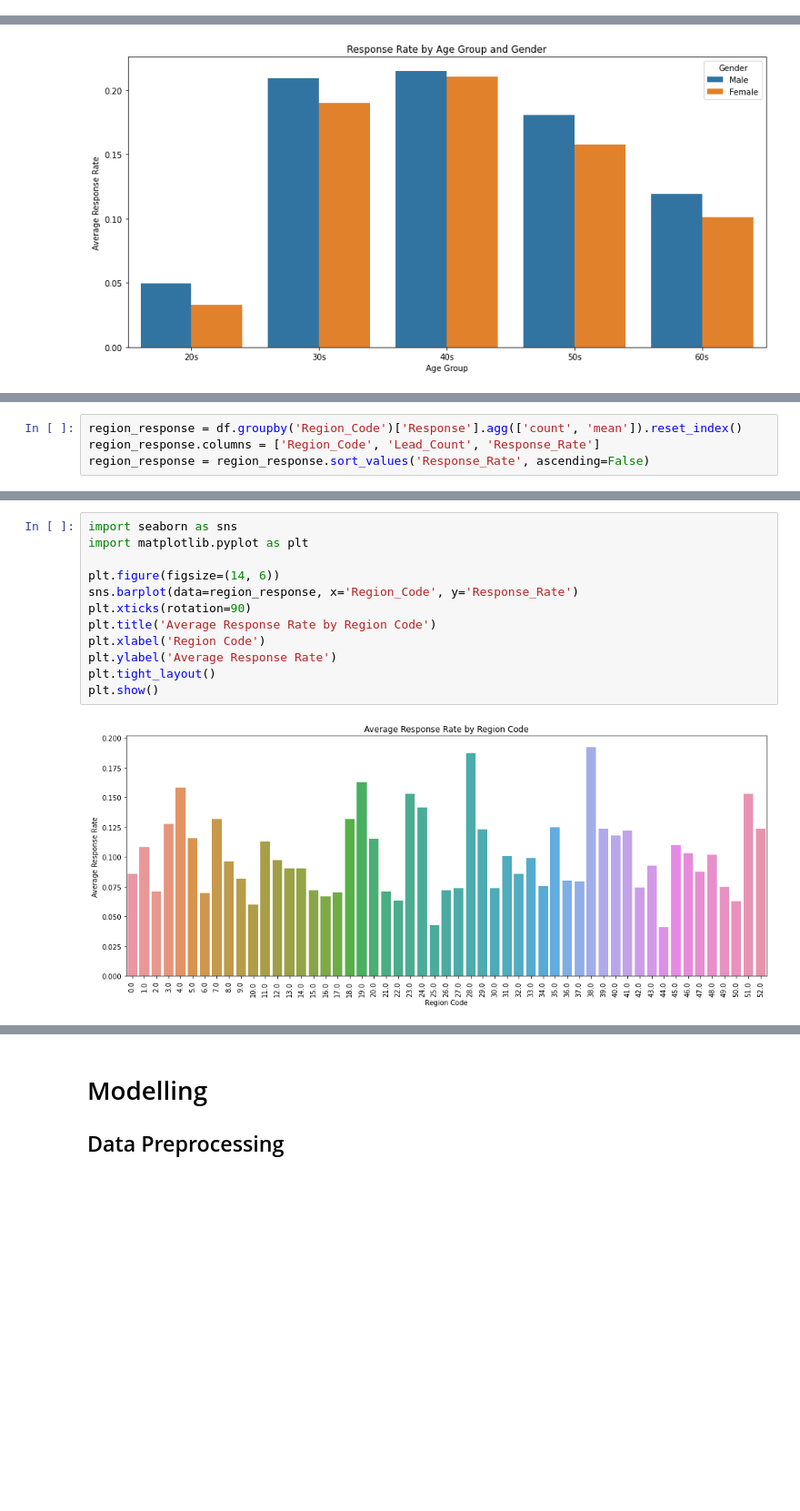
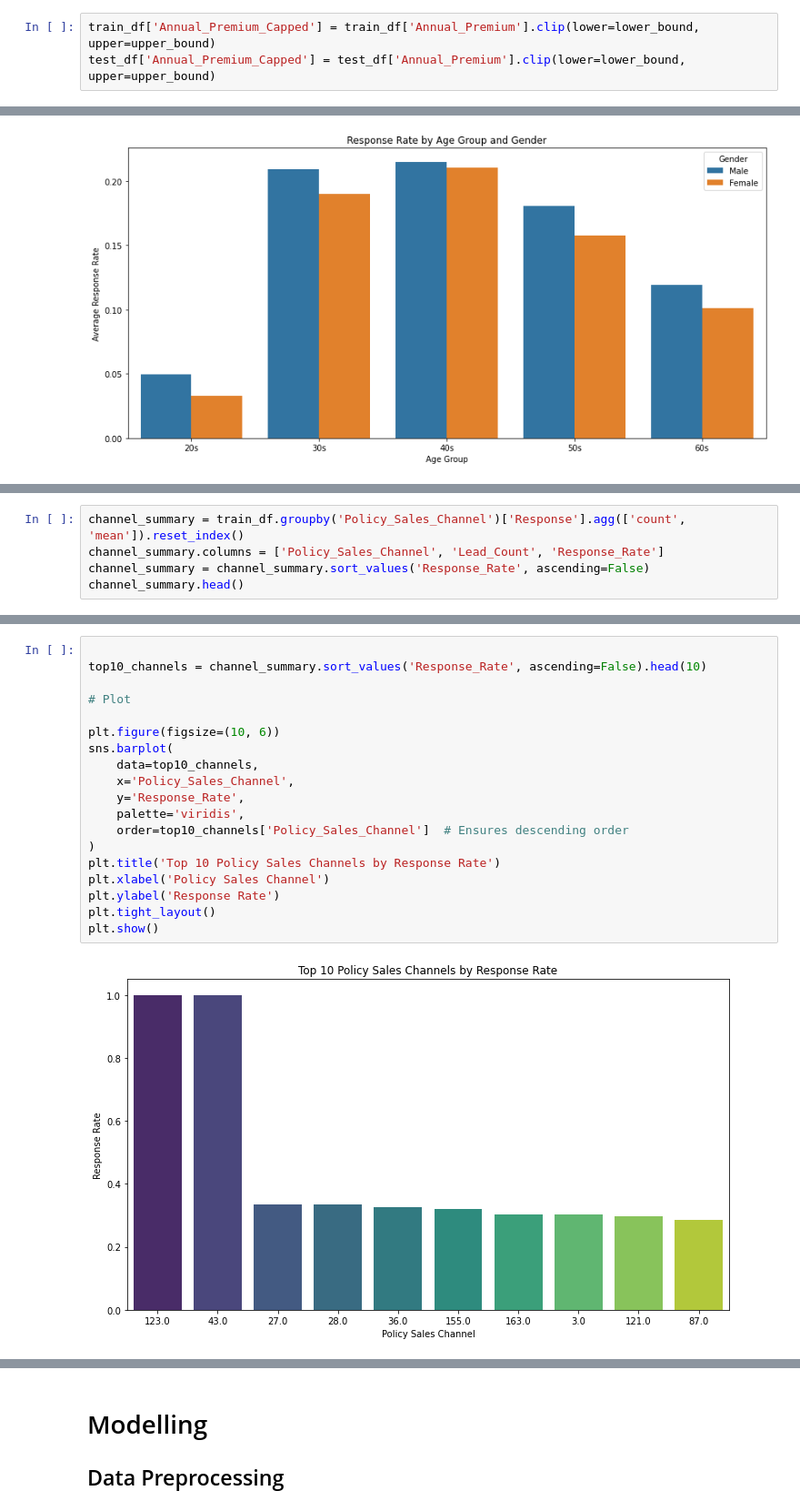
Before and after one commit to samkemboi12/Insurance-Cross-Sell-Prediction, a Jupyter notebook: Untitled.ipynb, the cells around one changed output, grey strips where cells are left out. Shown at 91% size. Saved outputs shown, nothing was run; the diff lists cells and outputs as text; blank space fills up the shorter version.

```diff
--- a/Untitled.ipynb
+++ b/Untitled.ipynb
@@ -319,0 +195,3 @@ print(grouped.sort_values(by='Response_Rate', ascending=False).head(10))
+# %%
+train_df['Annual_Premium_Capped'] = train_df['Annual_Premium'].clip(lower=lower_bound, upper=upper_bound)
+test_df['Annual_Premium_Capped'] = test_df['Annual_Premium'].clip(lower=lower_bound, upper=upper_bound)
@@ -430,4 +503,5 @@ plt.show()
 # %%
-region_response = df.groupby('Region_Code')['Response'].agg(['count', 'mean']).reset_index()
-region_response.columns = ['Region_Code', 'Lead_Count', 'Response_Rate']
-region_response = region_response.sort_values('Response_Rate', ascending=False)
+channel_summary = train_df.groupby('Policy_Sales_Channel')['Response'].agg(['count', 'mean']).reset_index()
+channel_summary.columns = ['Policy_Sales_Channel', 'Lead_Count', 'Response_Rate']
+channel_summary = channel_summary.sort_values('Response_Rate', ascending=False)
+channel_summary.head()
@@ -434,14 +515,21 @@ region_response = region_response.sort_values('Response_Rate', ascending=False)
 # %%
-import seaborn as sns
-import matplotlib.pyplot as plt
 
-plt.figure(figsize=(14, 6))
-sns.barplot(data=region_response, x='Region_Code', y='Response_Rate')
-plt.xticks(rotation=90)
-plt.title('Average Response Rate by Region Code')
-plt.xlabel('Region Code')
-plt.ylabel('Average Response Rate')
+top10_channels = channel_summary.sort_values('Response_Rate', ascending=False).head(10)
+
+# Plot
+
+plt.figure(figsize=(10, 6))
+sns.barplot(
+    data=top10_channels,
+    x='Policy_Sales_Channel',
+    y='Response_Rate',
+    palette='viridis',
+    order=top10_channels['Policy_Sales_Channel']  # Ensures descending order
+)
+plt.title('Top 10 Policy Sales Channels by Response Rate')
+plt.xlabel('Policy Sales Channel')
+plt.ylabel('Response Rate')
 plt.tight_layout()
 plt.show()
 # %% [output]
-[figure, old version]
+[figure, new version]
```
Also changed, not shown: parts of 63 cells of this notebook.
